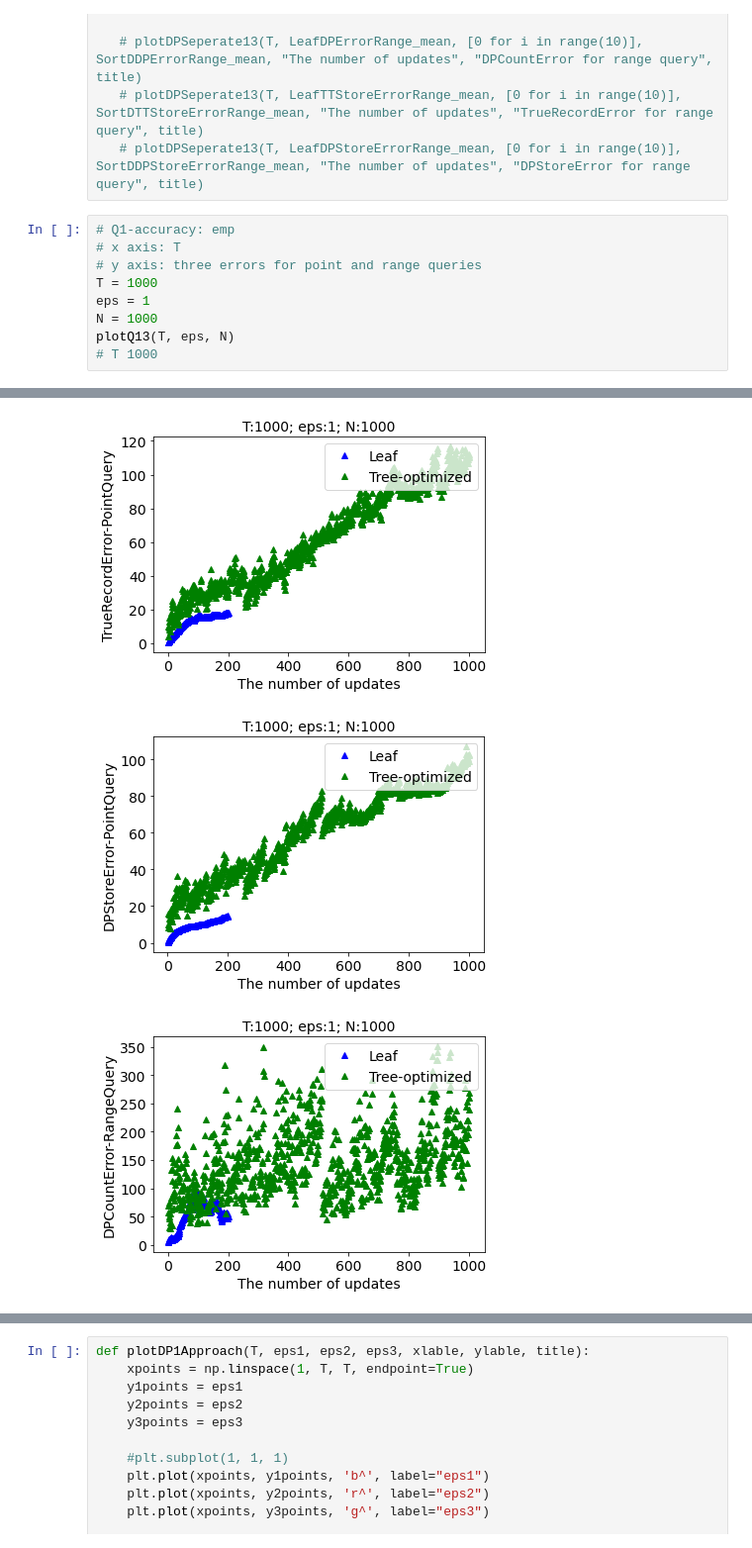
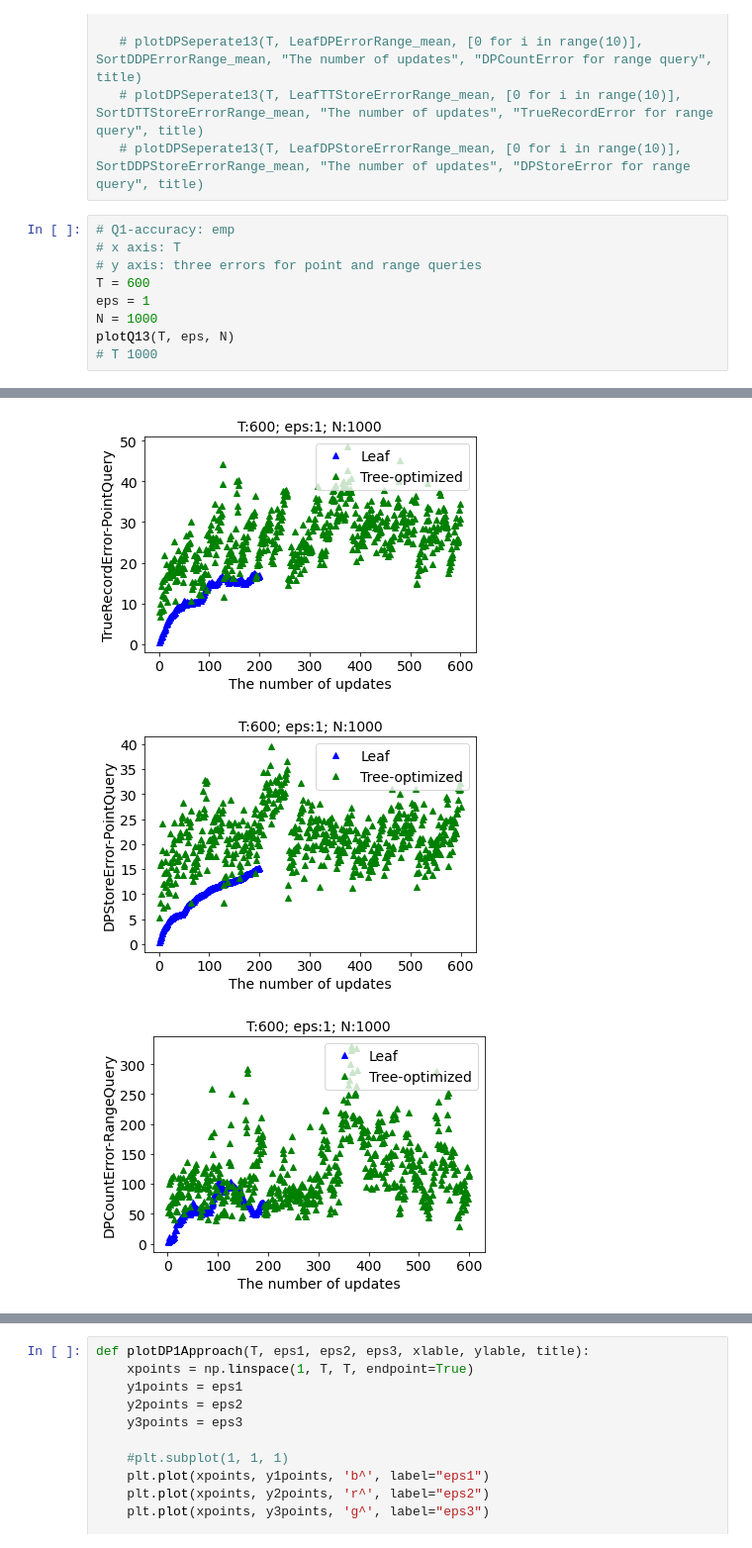
Before and after one commit to ypzhang725/Longshot, a Jupyter notebook: emp-sh2pc/resultsEMP4/EMP4-leaf-tree.ipynb, the cells around one changed output, grey strips where cells are left out. Shown at 99% size. Saved outputs shown, nothing was run; the diff lists cells and outputs as text.

```diff
--- a/emp-sh2pc/resultsEMP4/EMP4-leaf-tree.ipynb
+++ b/emp-sh2pc/resultsEMP4/EMP4-leaf-tree.ipynb
@@ -314,7 +314,7 @@ def plotQ13(T, eps, N):
 # Q1-accuracy: emp
 # x axis: T
 # y axis: three errors for point and range queries
-T = 1000
+T = 600
 eps = 1
 N = 1000
 plotQ13(T, eps, N)
@@ -324,3 +324,3 @@ plotQ13(T, eps, N)
-[figure, old version]
+[figure, new version]
-[figure, old version]
+[figure, new version]
-[figure, old version]
+[figure, new version]
```
Also changed, not shown: parts of 1 cell of this notebook, 37 other files.
